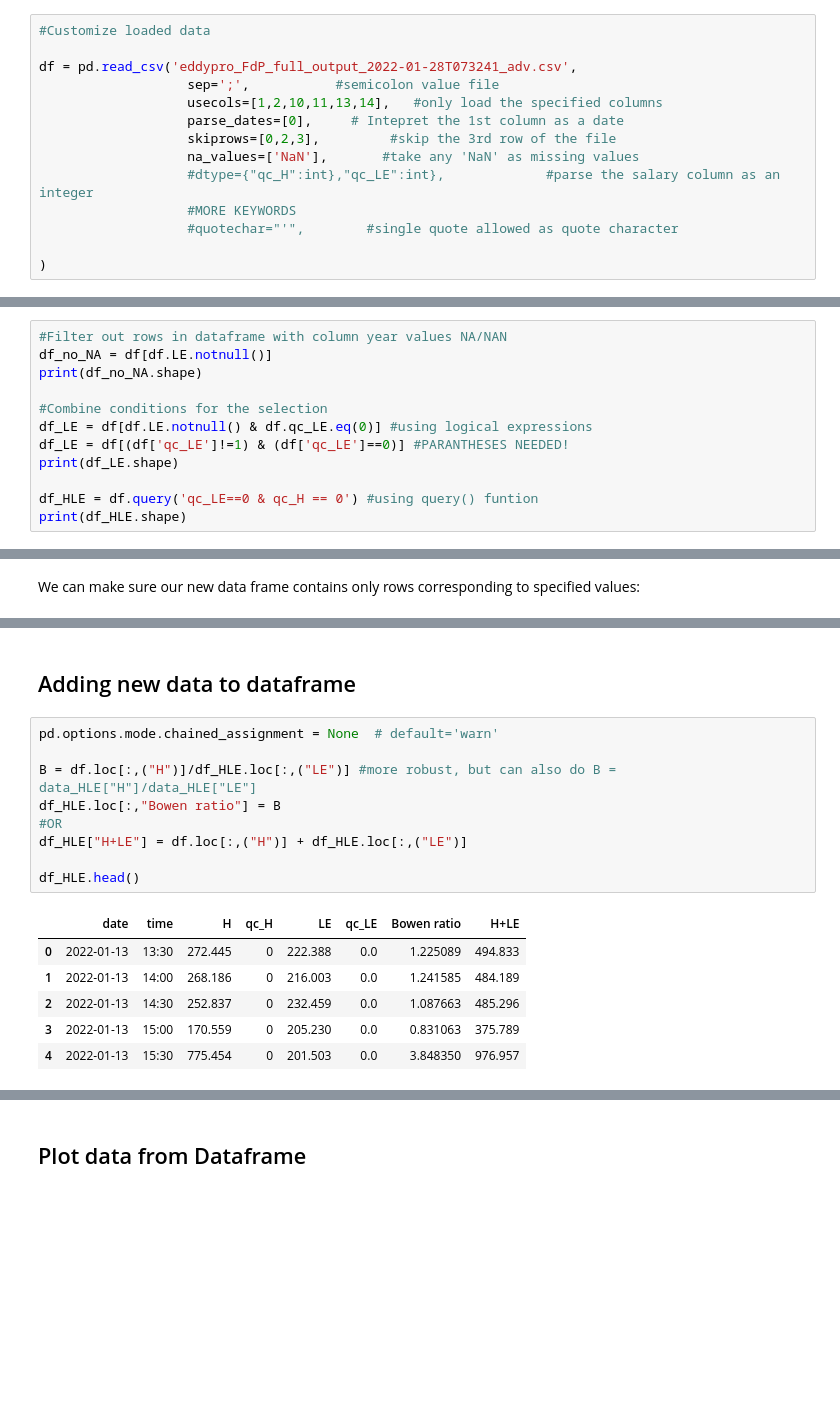
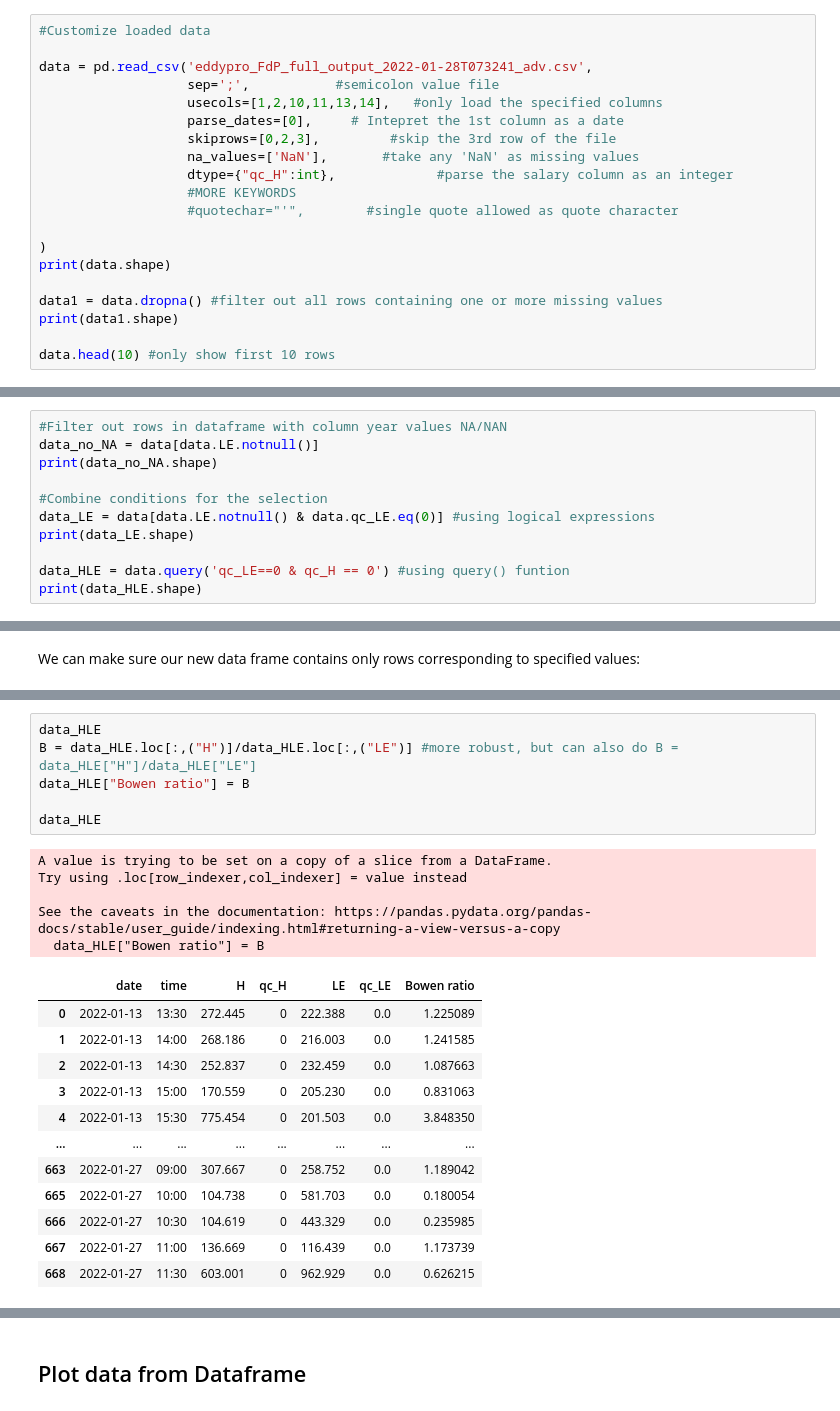
Before and after one commit to stelakus/BTR_DataAnalysis, a Jupyter notebook: Testing_data_plotting.ipynb, the cells around one changed output, grey strips where cells are left out. Saved outputs shown, nothing was run; the diff lists cells and outputs as text; blank space fills up the shorter version.

```diff
--- a/Testing_data_plotting.ipynb
+++ b/Testing_data_plotting.ipynb
@@ -57,14 +56,20 @@ Note that the header parameter was set to `True` by default. That means the meth
 # %%
 #Customize loaded data
 
-df = pd.read_csv('eddypro_FdP_full_output_2022-01-28T073241_adv.csv',
+data = pd.read_csv('eddypro_FdP_full_output_2022-01-28T073241_adv.csv',
                    sep=';',           #semicolon value file
                    usecols=[1,2,10,11,13,14],   #only load the specified columns
                    parse_dates=[0],     # Intepret the 1st column as a date
                    skiprows=[0,2,3],         #skip the 3rd row of the file
                    na_values=['NaN'],       #take any 'NaN' as missing values
-                   #dtype={"qc_H":int},"qc_LE":int},             #parse the salary column as an integer
+                   dtype={"qc_H":int},             #parse the salary column as an integer
                    #MORE KEYWORDS
                    #quotechar="'",        #single quote allowed as quote character
 
 )
+print(data.shape)
+
+data1 = data.dropna() #filter out all rows containing one or more missing values
+print(data1.shape)
+
+data.head(10) #only show first 10 rows
@@ -202,16 +129,15 @@ print(df_H.shape)
 (348, 6)
 # %%
 #Filter out rows in dataframe with column year values NA/NAN
-df_no_NA = df[df.LE.notnull()]
-print(df_no_NA.shape)
+data_no_NA = data[data.LE.notnull()]
+print(data_no_NA.shape)
 
 #Combine conditions for the selection
-df_LE = df[df.LE.notnull() & df.qc_LE.eq(0)] #using logical expressions
-df_LE = df[(df['qc_LE']!=1) & (df['qc_LE']==0)] #PARANTHESES NEEDED!
-print(df_LE.shape)
+data_LE = data[data.LE.notnull() & data.qc_LE.eq(0)] #using logical expressions
+print(data_LE.shape)
 
-df_HLE = df.query('qc_LE==0 & qc_H == 0') #using query() funtion
-print(df_HLE.shape)
+data_HLE = data.query('qc_LE==0 & qc_H == 0') #using query() funtion
+print(data_HLE.shape)
 # %% [output]
 (604, 6)
 (319, 6)
@@ -251,18 +170,24 @@ df.sort_values('date', ascending=False)  #sort values
-# %% [markdown]
-## Adding new data to dataframe
 # %%
-pd.options.mode.chained_assignment = None  # default='warn'
+data_HLE
+B = data_HLE.loc[:,("H")]/data_HLE.loc[:,("LE")] #more robust, but can also do B = data_HLE["H"]/data_HLE["LE"]
+data_HLE["Bowen ratio"] = B
 
-B = df.loc[:,("H")]/df_HLE.loc[:,("LE")] #more robust, but can also do B = data_HLE["H"]/data_HLE["LE"]
-df_HLE.loc[:,"Bowen ratio"] = B
-#OR
-df_HLE["H+LE"] = df.loc[:,("H")] + df_HLE.loc[:,("LE")]
-
-df_HLE.head()
+data_HLE
 # %% [output]
+A value is trying to be set on a copy of a slice from a DataFrame.
+Try using .loc[row_indexer,col_indexer] = value instead
+
+See the caveats in the documentation: https://pandas.pydata.org/pandas-docs/stable/user_guide/indexing.html#returning-a-view-versus-a-copy
+  data_HLE["Bowen ratio"] = B
-|  | date | time | H | qc_H | LE | qc_LE | Bowen ratio | H+LE |
-| 0 | 2022-01-13 | 13:30 | 272.445 | 0 | 222.388 | 0.0 | 1.225089 | 494.833 |
-| 1 | 2022-01-13 | 14:00 | 268.186 | 0 | 216.003 | 0.0 | 1.241585 | 484.189 |
-| 2 | 2022-01-13 | 14:30 | 252.837 | 0 | 232.459 | 0.0 | 1.087663 | 485.296 |
-| 3 | 2022-01-13 | 15:00 | 170.559 | 0 | 205.230 | 0.0 | 0.831063 | 375.789 |
-| 4 | 2022-01-13 | 15:30 | 775.454 | 0 | 201.503 | 0.0 | 3.848350 | 976.957 |
+|  | date | time | H | qc_H | LE | qc_LE | Bowen ratio |
+| 0 | 2022-01-13 | 13:30 | 272.445 | 0 | 222.388 | 0.0 | 1.225089 |
+| 1 | 2022-01-13 | 14:00 | 268.186 | 0 | 216.003 | 0.0 | 1.241585 |
+| 2 | 2022-01-13 | 14:30 | 252.837 | 0 | 232.459 | 0.0 | 1.087663 |
+| 3 | 2022-01-13 | 15:00 | 170.559 | 0 | 205.230 | 0.0 | 0.831063 |
+| 4 | 2022-01-13 | 15:30 | 775.454 | 0 | 201.503 | 0.0 | 3.848350 |
+| ... | ... | ... | ... | ... | ... | ... | ... |
+| 663 | 2022-01-27 | 09:00 | 307.667 | 0 | 258.752 | 0.0 | 1.189042 |
+| 665 | 2022-01-27 | 10:00 | 104.738 | 0 | 581.703 | 0.0 | 0.180054 |
+| 666 | 2022-01-27 | 10:30 | 104.619 | 0 | 443.329 | 0.0 | 0.235985 |
+| 667 | 2022-01-27 | 11:00 | 136.669 | 0 | 116.439 | 0.0 | 1.173739 |
+| 668 | 2022-01-27 | 11:30 | 603.001 | 0 | 962.929 | 0.0 | 0.626215 |
```
Also changed, not shown: parts of 36 cells of this notebook, 5 other files.
